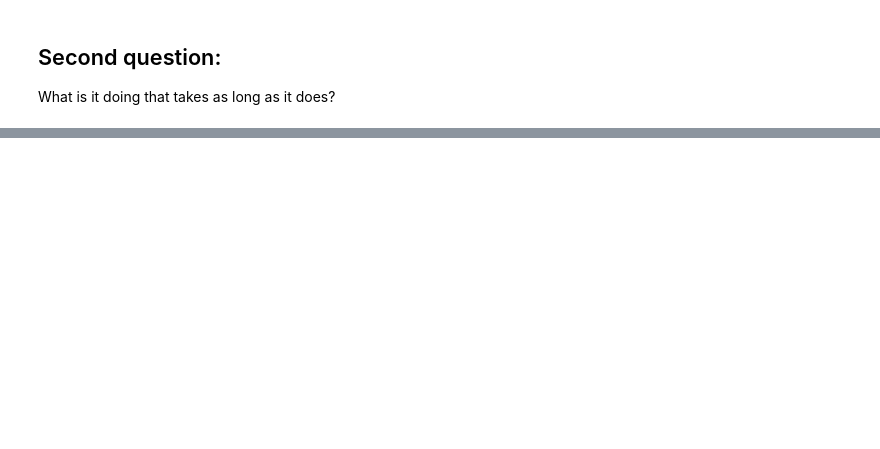
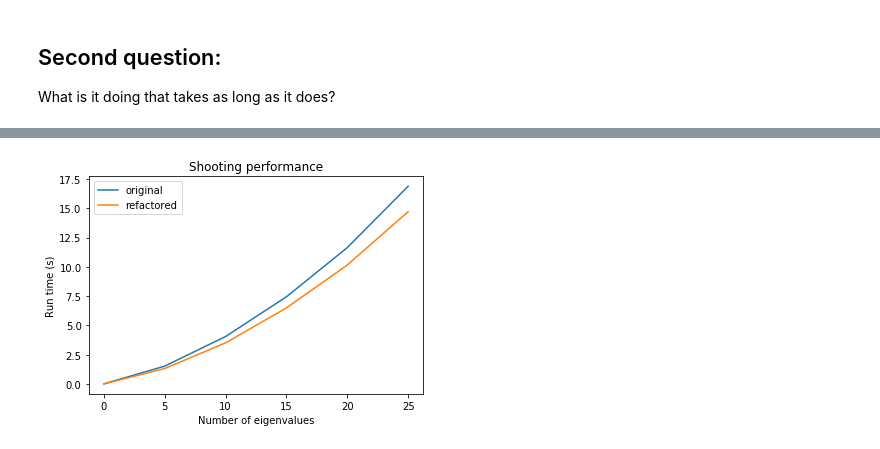
Before and after one commit to tachycline/PHYS381, a Jupyter notebook: notebooks/Profiling.ipynb, the cells around one changed output, grey strips where cells are left out. Cells and saved outputs as stored; diff of their text form; code cells hidden in the pictures; blank space fills up the shorter version.

```diff
--- a/notebooks/Profiling.ipynb
+++ b/notebooks/Profiling.ipynb
@@ -114,0 +175,9 @@ shooting.get_energies(shooting.harmonic, 5)
+# %%
+neigs = range(0,26,5)
+original_times = []
+refactored_times = []
+for n in neigs:
+    time = %timeit -o original.get_energies(original.harmonic, n)
+    original_times.append(time)
+    newtime = %timeit -o get_energies(original.harmonic, n)
+    refactored_times.append(newtime)
@@ -114,0 +197,9 @@ shooting.get_energies(shooting.harmonic, 5)
+# %%
+plt.plot(neigs, [res.best for res in original_times], label="original")
+plt.plot(neigs, [res.best for res in refactored_times], label="refactored")
+plt.title("Shooting performance")
+plt.ylabel("Run time (s)")
+plt.legend()
+plt.xlabel("Number of eigenvalues");
+# %% [output]
+[figure, added]
```
Also changed, not shown: parts of 21 cells of this notebook.
